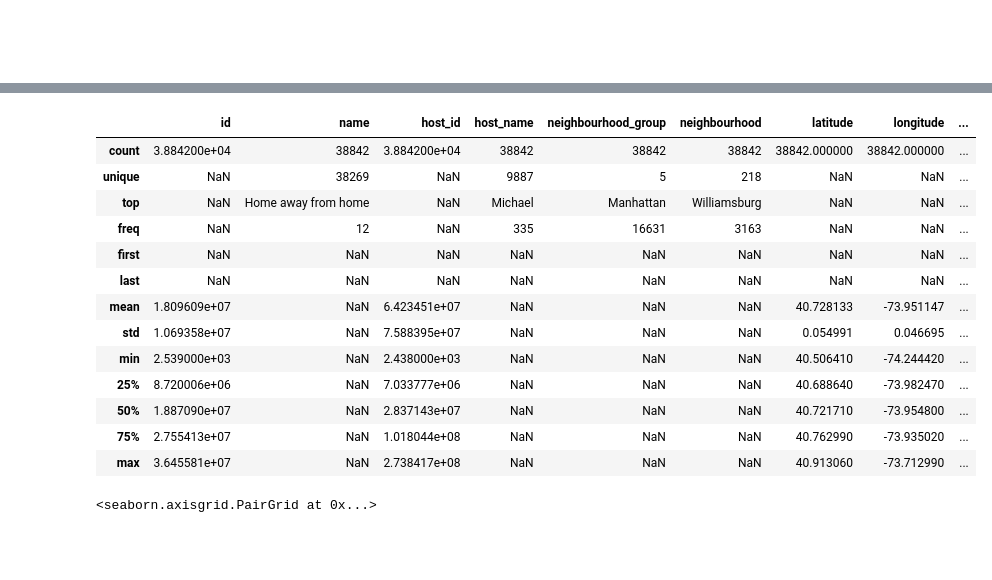
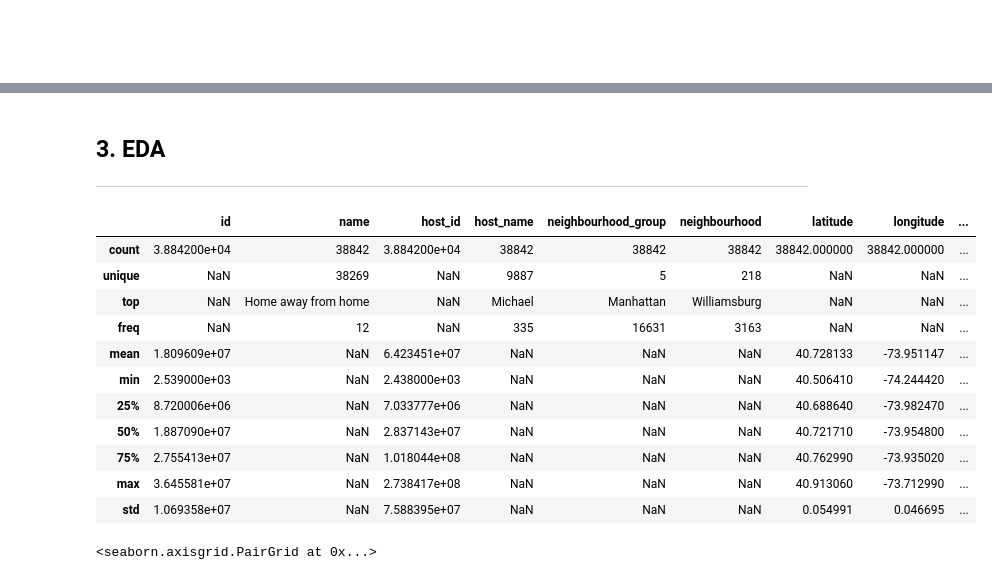
Before and after one commit to artanzand/Airbnb-NYC_Kaggle, a Jupyter notebook: project notebook/Airbnb_NYC.ipynb, the cells around one changed output, grey strips where cells are left out. Saved outputs shown, nothing was run; the diff lists cells and outputs as text; code cells hidden in the pictures; blank space fills up the shorter version.

```diff
--- a/project notebook/Airbnb_NYC.ipynb
+++ b/project notebook/Airbnb_NYC.ipynb
@@ -77,7 +67,7 @@ _Features:_
 
 - reviews_per_month: Target
 # %%
-airbnb = pd.read_csv("AB_NYC_2019.csv")
+airbnb = pd.read_csv("../downloads/AB_NYC_2019.csv")
 # %% [markdown]
 I will be dropping the whole row if a review_per_month (our target) does not exist. I will be losing less than 50 examples which is about 0.1% of the dataset.
 # %%
@@ -158,20 +137,21 @@ X_train, X_test, y_train, y_test = train_test_split(airbnb.drop("reviews_per_mon
+# %% [markdown]
+## 3. EDA
+<hr>
 # %%
-airbnb.describe(include="all")
+airbnb.describe(datetime_is_numeric=True, include="all")
 # %% [output]
 |  | id | name | host_id | host_name | neighbourhood_group | neighbourhood | latitude | longitude | ... |
 | count | 3.884200e+04 | 38842 | 3.884200e+04 | 38842 | 38842 | 38842 | 38842.000000 | 38842.000000 | ... |
 | unique | NaN | 38269 | NaN | 9887 | 5 | 218 | NaN | NaN | ... |
 | top | NaN | Home away from home | NaN | Michael | Manhattan | Williamsburg | NaN | NaN | ... |
 | freq | NaN | 12 | NaN | 335 | 16631 | 3163 | NaN | NaN | ... |
-| first | NaN | NaN | NaN | NaN | NaN | NaN | NaN | NaN | ... |
-| last | NaN | NaN | NaN | NaN | NaN | NaN | NaN | NaN | ... |
 | mean | 1.809609e+07 | NaN | 6.423451e+07 | NaN | NaN | NaN | 40.728133 | -73.951147 | ... |
-| std | 1.069358e+07 | NaN | 7.588395e+07 | NaN | NaN | NaN | 0.054991 | 0.046695 | ... |
 | min | 2.539000e+03 | NaN | 2.438000e+03 | NaN | NaN | NaN | 40.506410 | -74.244420 | ... |
 | 25% | 8.720006e+06 | NaN | 7.033777e+06 | NaN | NaN | NaN | 40.688640 | -73.982470 | ... |
 | 50% | 1.887090e+07 | NaN | 2.837143e+07 | NaN | NaN | NaN | 40.721710 | -73.954800 | ... |
 | 75% | 2.755413e+07 | NaN | 1.018044e+08 | NaN | NaN | NaN | 40.762990 | -73.935020 | ... |
 | max | 3.645581e+07 | NaN | 2.738417e+08 | NaN | NaN | NaN | 40.913060 | -73.712990 | ... |
+| std | 1.069358e+07 | NaN | 7.588395e+07 | NaN | NaN | NaN | 0.054991 | 0.046695 | ... |
 # %%
 sns.pairplot(pd.concat([X_train, y_train], axis=1))
 # %% [output]
```
Also changed, not shown: parts of 27 cells of this notebook, 1 other file.
